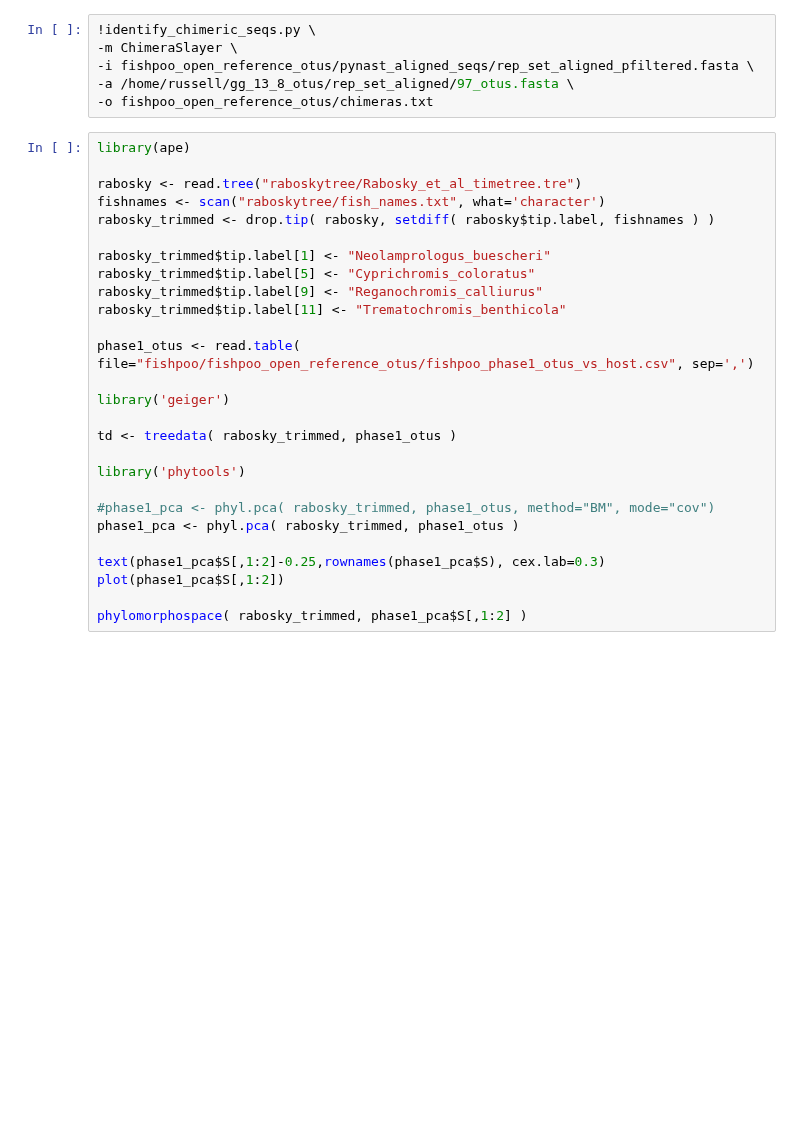
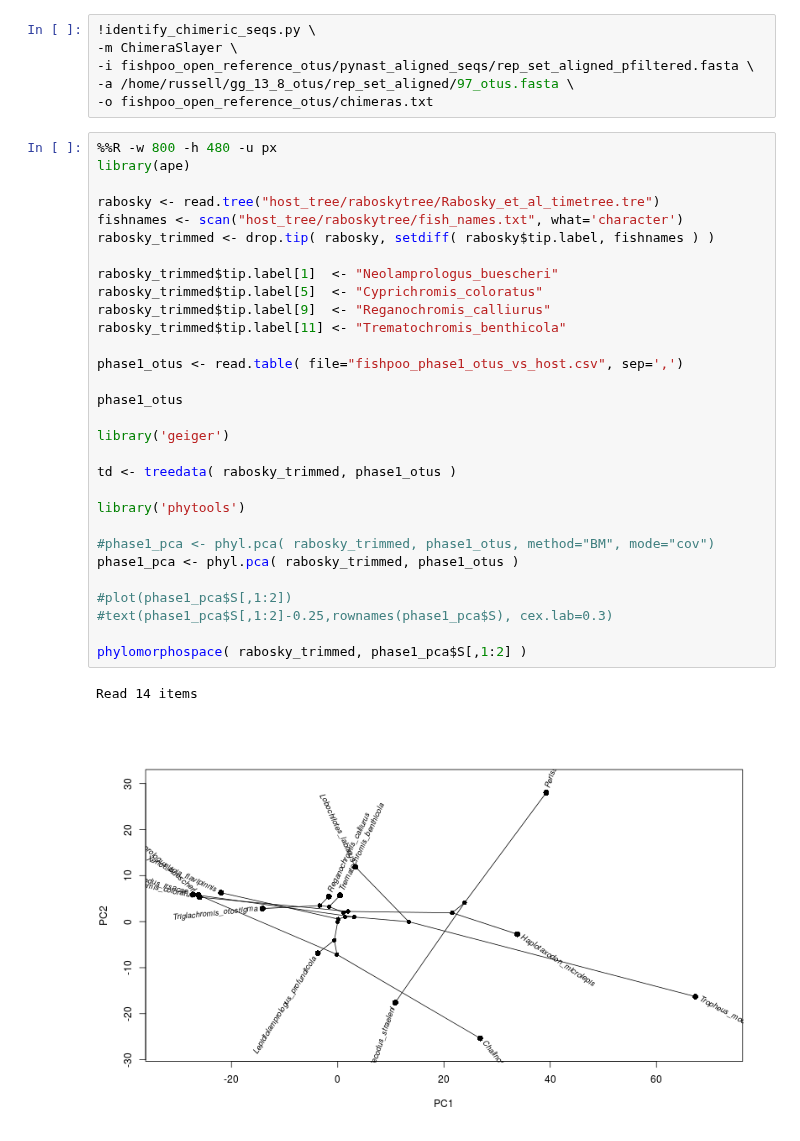
Before and after one commit to ryneches/fishpoo, a Jupyter notebook: fishpoo.ipynb, the cells around one changed output. Drawn from its saved outputs; the diff is of its cells as text; blank space fills up the shorter version.

Commit message:
Got OTU table sorted out with help from Isabelle

```diff
--- a/fishpoo.ipynb
+++ b/fishpoo.ipynb
@@ -306,29 +333,35 @@ array([ 0.,  0.,  0.,  0.,  0.,  0.,  0.,  0.,  0.,  0.])
 -a /home/russell/gg_13_8_otus/rep_set_aligned/97_otus.fasta \
 -o fishpoo_open_reference_otus/chimeras.txt
 # %%
+%%R -w 800 -h 480 -u px
 library(ape)
 
-rabosky <- read.tree("raboskytree/Rabosky_et_al_timetree.tre")
-fishnames <- scan("raboskytree/fish_names.txt", what='character')
+rabosky <- read.tree("host_tree/raboskytree/Rabosky_et_al_timetree.tre")
+fishnames <- scan("host_tree/raboskytree/fish_names.txt", what='character')
 rabosky_trimmed <- drop.tip( rabosky, setdiff( rabosky$tip.label, fishnames ) )
 
-rabosky_trimmed$tip.label[1] <- "Neolamprologus_buescheri"
-rabosky_trimmed$tip.label[5] <- "Cyprichromis_coloratus"
-rabosky_trimmed$tip.label[9] <- "Reganochromis_calliurus"
+rabosky_trimmed$tip.label[1]  <- "Neolamprologus_buescheri"
+rabosky_trimmed$tip.label[5]  <- "Cyprichromis_coloratus"
+rabosky_trimmed$tip.label[9]  <- "Reganochromis_calliurus"
 rabosky_trimmed$tip.label[11] <- "Trematochromis_benthicola"
 
-phase1_otus <- read.table( file="fishpoo/fishpoo_open_reference_otus/fishpoo_phase1_otus_vs_host.csv", sep=',')
+phase1_otus <- read.table( file="fishpoo_phase1_otus_vs_host.csv", sep=',')
+
+phase1_otus
 
 library('geiger')
 
 td <- treedata( rabosky_trimmed, phase1_otus )
 
 library('phytools')
 
 #phase1_pca <- phyl.pca( rabosky_trimmed, phase1_otus, method="BM", mode="cov")
 phase1_pca <- phyl.pca( rabosky_trimmed, phase1_otus )
 
-text(phase1_pca$S[,1:2]-0.25,rownames(phase1_pca$S), cex.lab=0.3)
-plot(phase1_pca$S[,1:2])
+#plot(phase1_pca$S[,1:2])
+#text(phase1_pca$S[,1:2]-0.25,rownames(phase1_pca$S), cex.lab=0.3)
 
 phylomorphospace( rabosky_trimmed, phase1_pca$S[,1:2] )
+# %% [output]
+Read 14 items
+[figure, added]
```
Also changed, not shown: parts of 13 cells of this notebook.
